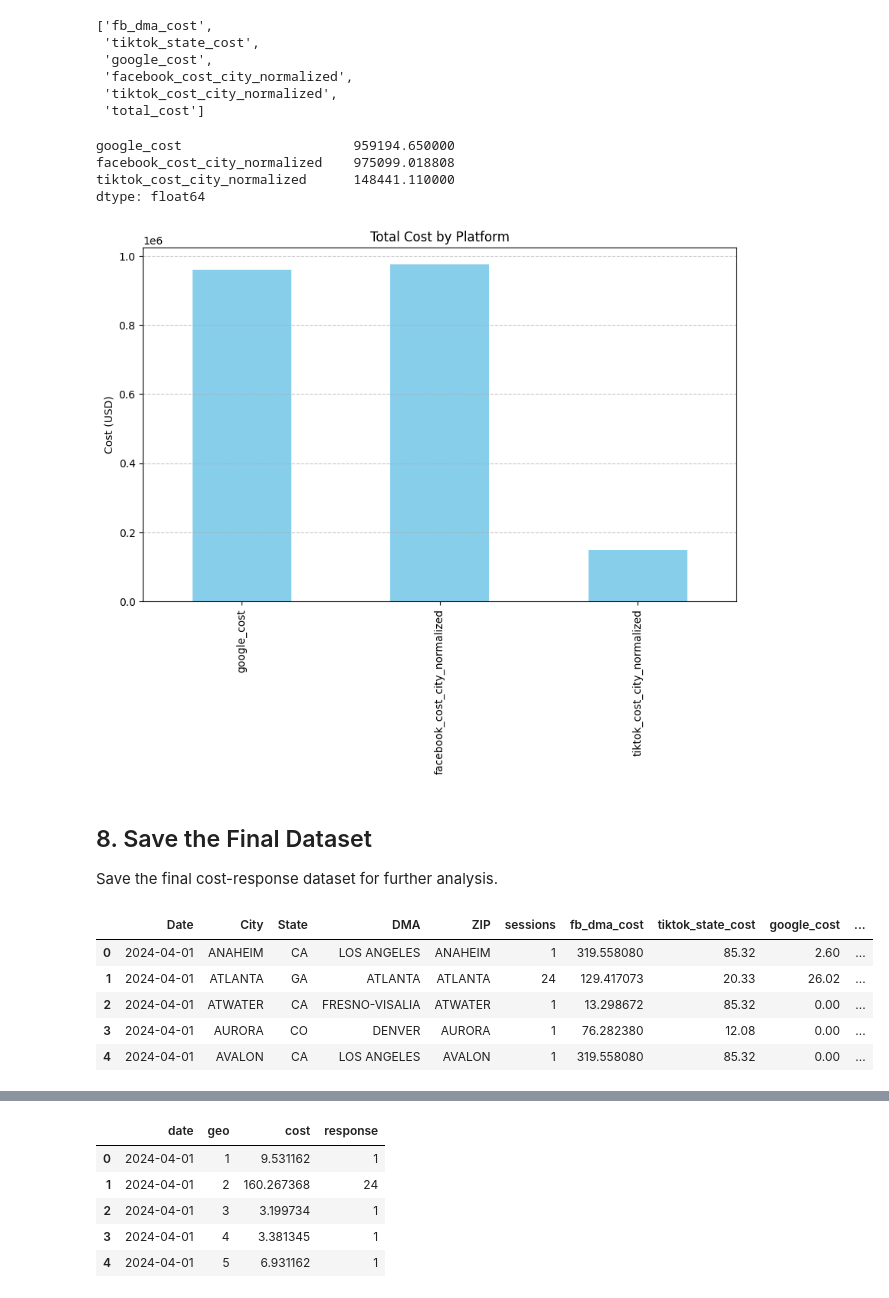
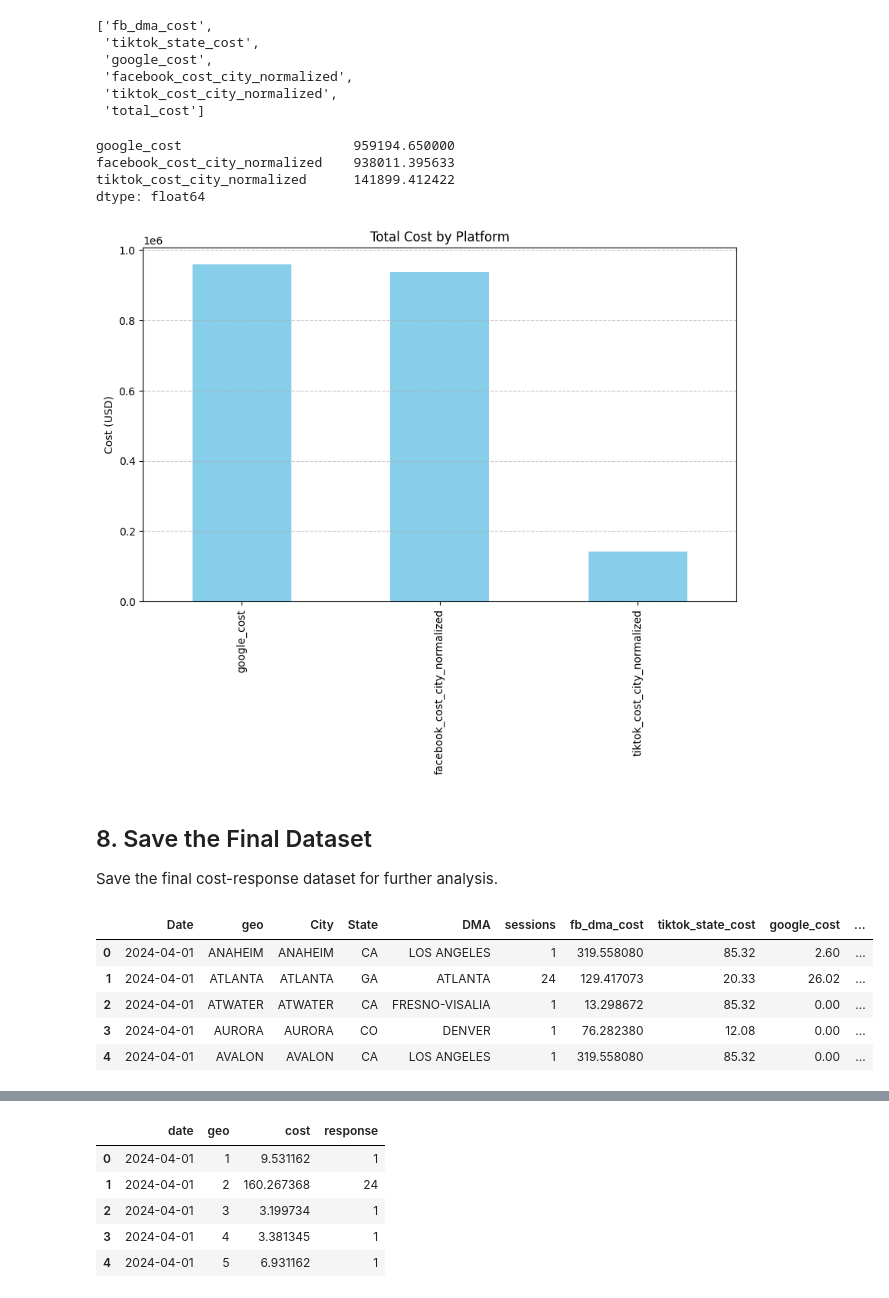
Before and after one commit to Glenn-Harless/geo-causal-inference, a Jupyter notebook: notebooks/cost_response_dataset_join.ipynb, the cells around one changed output, grey strips where cells are left out. Saved outputs shown, nothing was run; the diff lists cells and outputs as text; code cells hidden in the pictures.

```diff
--- a/notebooks/cost_response_dataset_join.ipynb
+++ b/notebooks/cost_response_dataset_join.ipynb
@@ -487,7 +487,7 @@ final_cols = {
     'city': 'City',
     'state': 'State',
     'dma_name': 'DMA',
-    'geo': 'ZIP',
+    'geo': 'geo',
     'response': 'sessions',  # Changed from 'Sessions' to 'response'
     'meta_cost': 'fb_dma_cost',
     'tiktok_cost': 'tiktok_state_cost',
@@ -547,3 +546,31 @@ final_df.head()
 | 2 | 2024-04-01 | ATWATER | CA | FRESNO-VISALIA | ATWATER | 1 | 13.298672 | 85.32 | 0.00 | ... |
 | 3 | 2024-04-01 | AURORA | CO | DENVER | AURORA | 1 | 76.282380 | 12.08 | 0.00 | ... |
 | 4 | 2024-04-01 | AVALON | CA | LOS ANGELES | AVALON | 1 | 319.558080 | 85.32 | 0.00 | ... |
+# %%
+# Step 1: Group by date and geo, summing google_cost and keeping the first value of other fields
+grouped_df = final_df.groupby(['Date', 'geo']).agg({
+    'City': 'first',  # Keep the city
+    'State': 'first',  # Keep the state
+    'DMA': 'first',   # Keep the DMA
+    'sessions': 'first',  # Keep the same value
+    'fb_dma_cost': 'first',  # Keep the same value
+    'tiktok_state_cost': 'first',  # Keep the same value
+    'google_cost': 'sum',  # Sum the google_cost
+    'city_dma_session_ratio': 'first',  # Keep the same value
+    'city_state_session_ratio': 'first',  # Keep the same value
+    'facebook_cost_city_normalized': 'first',  # Keep the same value
+    'tiktok_cost_city_normalized': 'first',  # Keep the same value
+#     'geo_id': 'first'  # Keep the same geo_id
+}).reset_index()
+
+# Step 2: Recalculate the total_cost
+normalized_cost_cols = [
+    'google_cost',
+    'facebook_cost_city_normalized',
+    'tiktok_cost_city_normalized'
+]
+grouped_df['total_cost'] = grouped_df[normalized_cost_cols].sum(axis=1, skipna=True)
+
+final_df = grouped_df
+print(f"Final flattened dataset shape: {final_df.shape}")
+final_df.head()
@@ -661,8 +696,8 @@ platform_costs = final_df[normalized_cost_cols].sum()
 platform_costs
 # %% [output]
 google_cost                      959194.650000
-facebook_cost_city_normalized    975099.018808
-tiktok_cost_city_normalized      148441.110000
+facebook_cost_city_normalized    938011.395633
+tiktok_cost_city_normalized      141899.412422
 dtype: float64
 # %%
 # Visualize platform cost distribution
@@ -673,29 +708,29 @@ plt.ylabel('Cost (USD)')
 plt.grid(axis='y', linestyle='--', alpha=0.7)
 plt.show()
 # %% [output]
-[figure, old version]
+[figure, new version]
 # %% [markdown]
 ## 8. Save the Final Dataset
 
 Save the final cost-response dataset for further analysis.
 # %%
 # Create a mapping of unique city-state combinations to sequential IDs
-city_state_pairs = final_df[['City', 'State']].drop_duplicates().reset_index(drop=True)
+city_state_pairs = final_df[['geo', 'State']].drop_duplicates().reset_index(drop=True)
 city_state_pairs['geo_id'] = city_state_pairs.index + 1  # Start IDs from 1
 
 # Merge this back to the main dataframe
 final_df = pd.merge(
     final_df,
     city_state_pairs,
-    on=['City', 'State'],
+    on=['geo', 'State'],
     how='left'
 )
 
 final_df.head()
 # %% [output]
-|  | Date | City | State | DMA | ZIP | sessions | fb_dma_cost | tiktok_state_cost | google_cost | ... |
-| 0 | 2024-04-01 | ANAHEIM | CA | LOS ANGELES | ANAHEIM | 1 | 319.558080 | 85.32 | 2.60 | ... |
-| 1 | 2024-04-01 | ATLANTA | GA | ATLANTA | ATLANTA | 24 | 129.417073 | 20.33 | 26.02 | ... |
-| 2 | 2024-04-01 | ATWATER | CA | FRESNO-VISALIA | ATWATER | 1 | 13.298672 | 85.32 | 0.00 | ... |
-| 3 | 2024-04-01 | AURORA | CO | DENVER | AURORA | 1 | 76.282380 | 12.08 | 0.00 | ... |
-| 4 | 2024-04-01 | AVALON | CA | LOS ANGELES | AVALON | 1 | 319.558080 | 85.32 | 0.00 | ... |
+|  | Date | geo | City | State | DMA | sessions | fb_dma_cost | tiktok_state_cost | google_cost | ... |
+| 0 | 2024-04-01 | ANAHEIM | ANAHEIM | CA | LOS ANGELES | 1 | 319.558080 | 85.32 | 2.60 | ... |
+| 1 | 2024-04-01 | ATLANTA | ATLANTA | GA | ATLANTA | 24 | 129.417073 | 20.33 | 26.02 | ... |
+| 2 | 2024-04-01 | ATWATER | ATWATER | CA | FRESNO-VISALIA | 1 | 13.298672 | 85.32 | 0.00 | ... |
+| 3 | 2024-04-01 | AURORA | AURORA | CO | DENVER | 1 | 76.282380 | 12.08 | 0.00 | ... |
+| 4 | 2024-04-01 | AVALON | AVALON | CA | LOS ANGELES | 1 | 319.558080 | 85.32 | 0.00 | ... |
```
Also changed, not shown: parts of 13 cells of this notebook.
